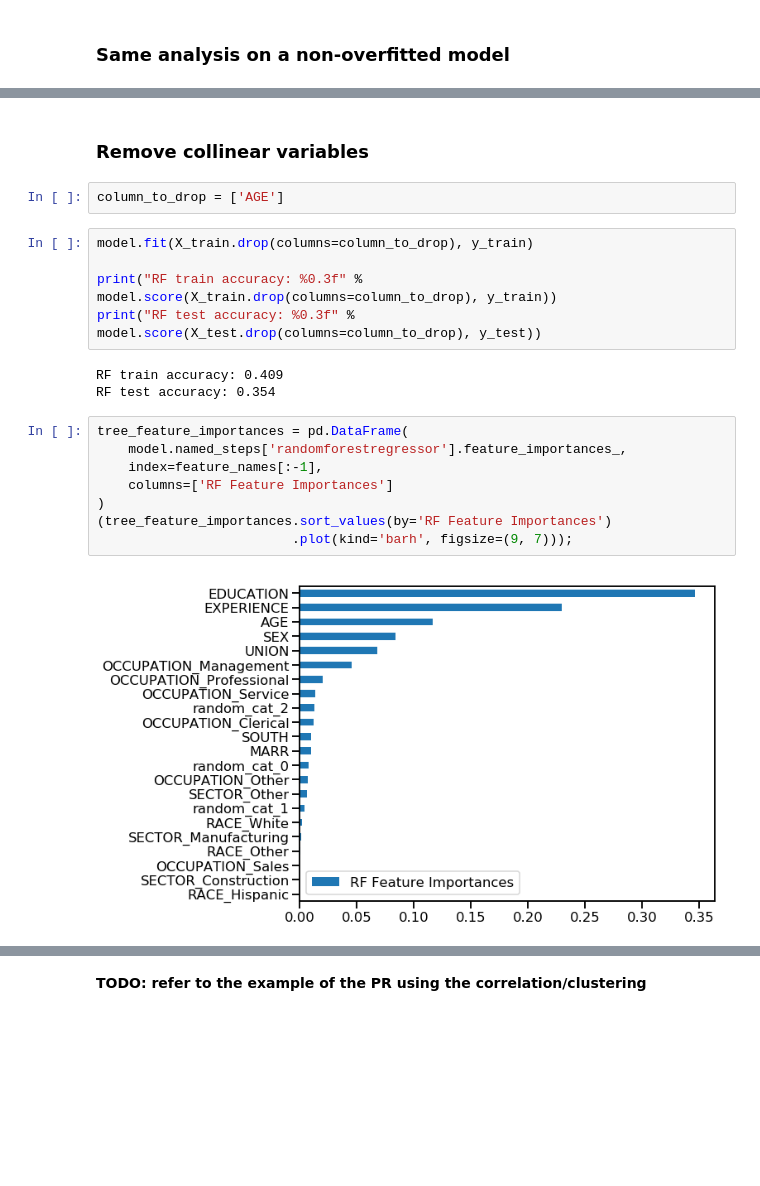
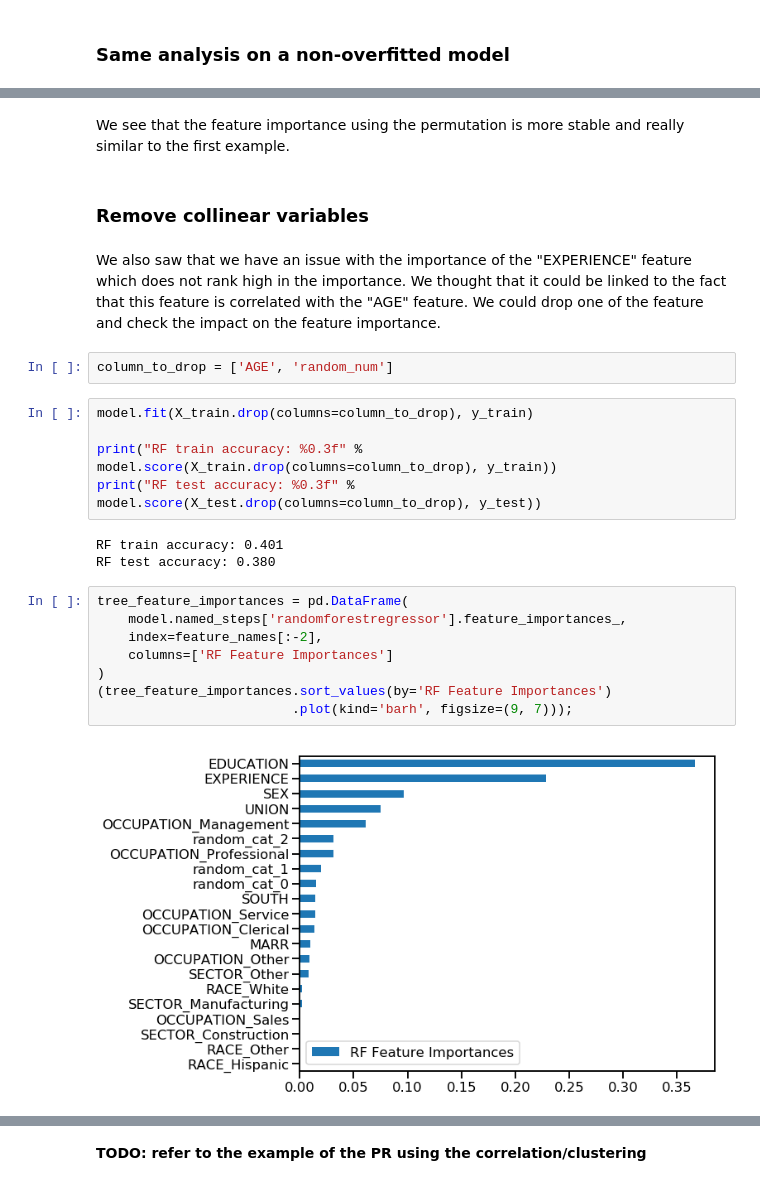
Before and after one commit to glemaitre/scikit-learn-workshop-2019, a Jupyter notebook: notebook.ipynb, the cells around one changed output, grey strips where cells are left out. Saved outputs shown, nothing was run; the diff lists cells and outputs as text; blank space fills up the shorter version.

Commit message:
finish feature importance

```diff
--- a/notebook.ipynb
+++ b/notebook.ipynb
@@ -486,25 +494,29 @@ plt.title("Permutation Importances (train set)");
+# %% [markdown]
+We see that the feature importance using the permutation is more stable and really similar to the first example.
 # %% [markdown]
 ### Remove collinear variables
+# %% [markdown]
+We also saw that we have an issue with the importance of the "EXPERIENCE" feature which does not rank high in the importance. We thought that it could be linked to the fact that this feature is correlated with the "AGE" feature. We could drop one of the feature and check the impact on the feature importance.
 # %%
-column_to_drop = ['AGE']
+column_to_drop = ['AGE', 'random_num']
 # %%
 model.fit(X_train.drop(columns=column_to_drop), y_train)
 
 print("RF train accuracy: %0.3f" % model.score(X_train.drop(columns=column_to_drop), y_train))
 print("RF test accuracy: %0.3f" % model.score(X_test.drop(columns=column_to_drop), y_test))
 # %% [output]
-RF train accuracy: 0.409
-RF test accuracy: 0.354
+RF train accuracy: 0.401
+RF test accuracy: 0.380
 # %%
 tree_feature_importances = pd.DataFrame(
     model.named_steps['randomforestregressor'].feature_importances_,
-    index=feature_names[:-1],
+    index=feature_names[:-2],
     columns=['RF Feature Importances']
 )
 (tree_feature_importances.sort_values(by='RF Feature Importances')
                          .plot(kind='barh', figsize=(9, 7)));
 # %% [output]
-[figure, old version]
+[figure, new version]
 # %%
 X_test_preprocessed = (model.named_steps['columntransformer']
                             .transform(X_test.drop(columns=column_to_drop)))
```
Also changed, not shown: parts of 20 cells of this notebook.
